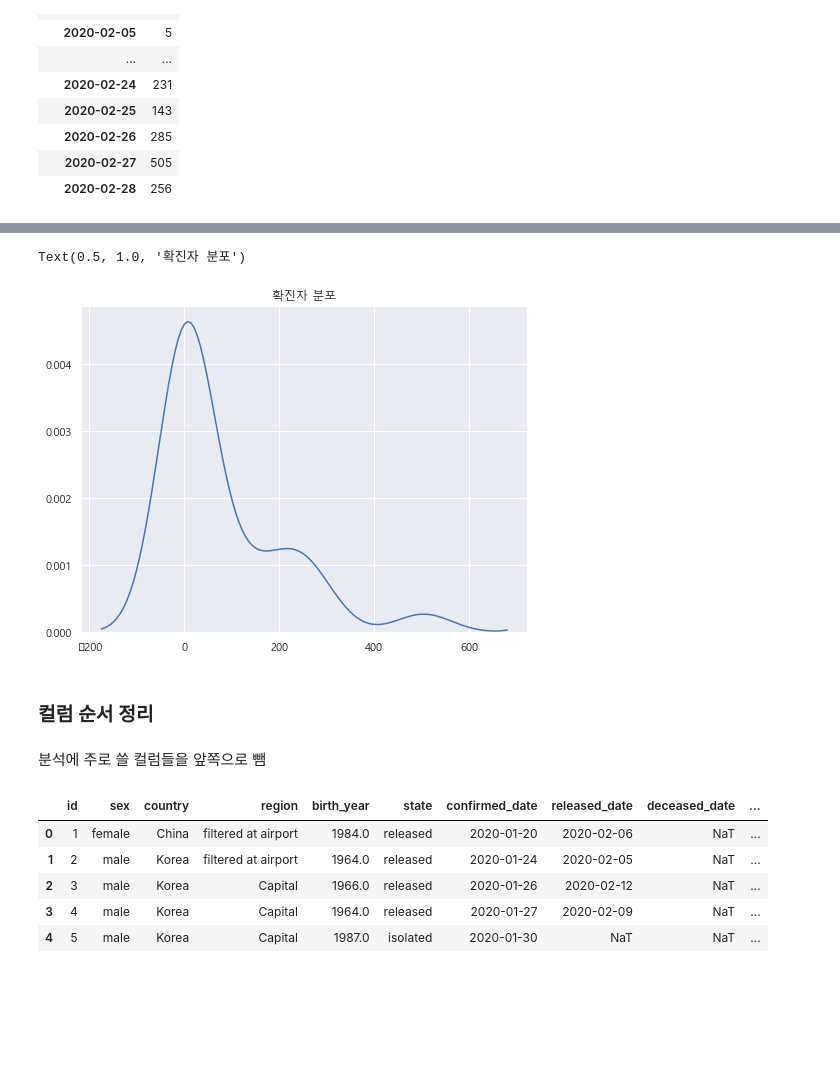
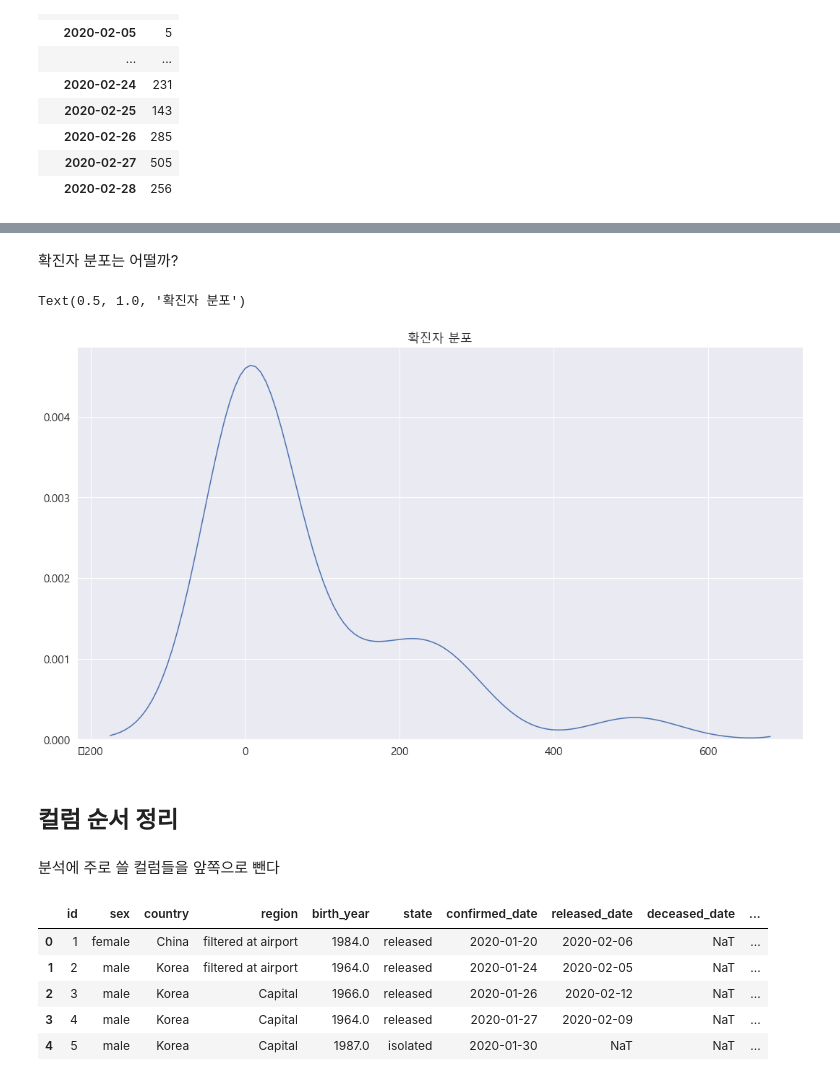
Before and after one commit to Aliasss/2020project, a Jupyter notebook: corona_kaggle_data.ipynb, the cells around one changed output, grey strips where cells are left out. Saved outputs shown, nothing was run; the diff lists cells and outputs as text; code cells hidden in the pictures; blank space fills up the shorter version.

Commit message:
corona19 kaggle data preprocessing

```diff
--- a/corona_kaggle_data.ipynb
+++ b/corona_kaggle_data.ipynb
@@ -368,9 +313,9 @@ id 컬럼은 중복값이 없다
 # %%
-confirmed_data = pd.pivot_table(data=patient,
-              index='confirmed_date',
-              values='id',
-              aggfunc='count')
-confirmed_data
+confirmed = pd.pivot_table(data=patient,
+                          index='confirmed_date',
+                          values='id',
+                          aggfunc='count')
+confirmed
 # %% [output]
 |  | id |
 | confirmed_date |  |
@@ -418,3 +337,0 @@ Name: confirmed_date, dtype: int64
-# %%
-sns.set(font_scale=1.0)
-confirmed_data.plot()
@@ -423,0 +340,5 @@ confirmed_data.plot()
+# %%
+sns.set(font_scale=1.4)
+plt.rc('font', family='Malgun Gothic')
+confirmed.plot(color='g', figsize=(18, 10))
+plt.title('1/20~2/28 국내 확진자 추이')
@@ -424,15 +354,16 @@ confirmed_data.plot()
+# %% [markdown]
+확진자 분포는 어떨까?
 # %%
-plt.rc('font', family='Malgun Gothic')
-plt.figure(figsize=(8,6))
-sns.distplot(confirmed_data, bins=3, hist=False)
+plt.figure(figsize=(18,10))
+sns.distplot(confirmed, bins=3, hist=False)
 plt.title('확진자 분포')
 # %% [output]
 Text(0.5, 1.0, '확진자 분포')
-[figure, old version]
+[figure, new version]
 # %% [markdown]
-### 컬럼 순서 정리
+## 컬럼 순서 정리
 # %% [markdown]
-분석에 주로 쓸 컬럼들을 앞쪽으로 뺌
+분석에 주로 쓸 컬럼들을 앞쪽으로 뺀다
 # %%
 col = ['id',
        'sex',
```
Also changed, not shown: parts of 39 cells of this notebook.
